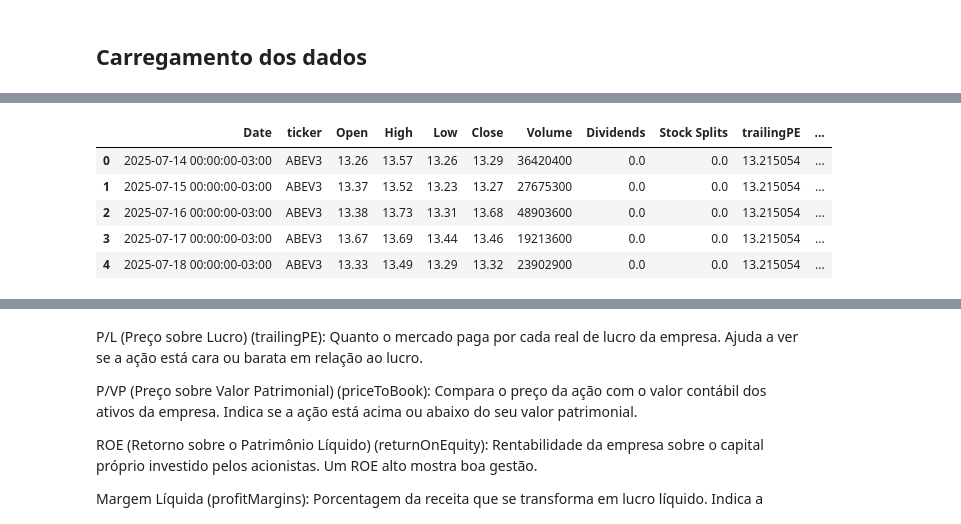
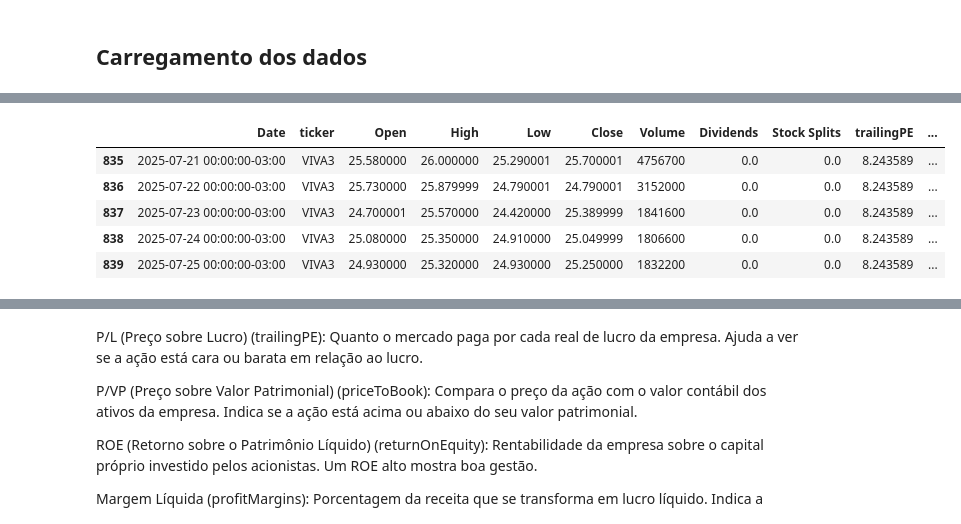
Before and after one commit to ederray/etl-aws, a Jupyter notebook: notebooks/eda.ipynb, the cells around one changed output, grey strips where cells are left out. Drawn from its saved outputs; the diff is of its cells as text; code cells hidden in the pictures.

```diff
--- a/notebooks/eda.ipynb
+++ b/notebooks/eda.ipynb
@@ -38,5 +39,5 @@ tbl_carteira_ibovespa
 # %%
 # carregamento da base historica de ações componentes do ibovespa para validação dos dados
 tbl_cotacao_ibovespa = carregar_dataset(path='../data/raw/tbl_acoes_ibovespa_historico.csv')
-tbl_cotacao_ibovespa.head()
+tbl_cotacao_ibovespa.tail()
 # %% [output]
@@ -44,6 +45,6 @@ tbl_cotacao_ibovespa.head()
 |  | Date | ticker | Open | High | Low | Close | Volume | Dividends | Stock Splits | trailingPE | ... |
-| 0 | 2025-07-14 00:00:00-03:00 | ABEV3 | 13.26 | 13.57 | 13.26 | 13.29 | 36420400 | 0.0 | 0.0 | 13.215054 | ... |
-| 1 | 2025-07-15 00:00:00-03:00 | ABEV3 | 13.37 | 13.52 | 13.23 | 13.27 | 27675300 | 0.0 | 0.0 | 13.215054 | ... |
-| 2 | 2025-07-16 00:00:00-03:00 | ABEV3 | 13.38 | 13.73 | 13.31 | 13.68 | 48903600 | 0.0 | 0.0 | 13.215054 | ... |
-| 3 | 2025-07-17 00:00:00-03:00 | ABEV3 | 13.67 | 13.69 | 13.44 | 13.46 | 19213600 | 0.0 | 0.0 | 13.215054 | ... |
-| 4 | 2025-07-18 00:00:00-03:00 | ABEV3 | 13.33 | 13.49 | 13.29 | 13.32 | 23902900 | 0.0 | 0.0 | 13.215054 | ... |
+| 835 | 2025-07-21 00:00:00-03:00 | VIVA3 | 25.580000 | 26.000000 | 25.290001 | 25.700001 | 4756700 | 0.0 | 0.0 | 8.243589 | ... |
+| 836 | 2025-07-22 00:00:00-03:00 | VIVA3 | 25.730000 | 25.879999 | 24.790001 | 24.790001 | 3152000 | 0.0 | 0.0 | 8.243589 | ... |
+| 837 | 2025-07-23 00:00:00-03:00 | VIVA3 | 24.700001 | 25.570000 | 24.420000 | 25.389999 | 1841600 | 0.0 | 0.0 | 8.243589 | ... |
+| 838 | 2025-07-24 00:00:00-03:00 | VIVA3 | 25.080000 | 25.350000 | 24.910000 | 25.049999 | 1806600 | 0.0 | 0.0 | 8.243589 | ... |
+| 839 | 2025-07-25 00:00:00-03:00 | VIVA3 | 24.930000 | 25.320000 | 24.930000 | 25.250000 | 1832200 | 0.0 | 0.0 | 8.243589 | ... |
```
Also changed, not shown: parts of 32 cells of this notebook, 35 other files.
